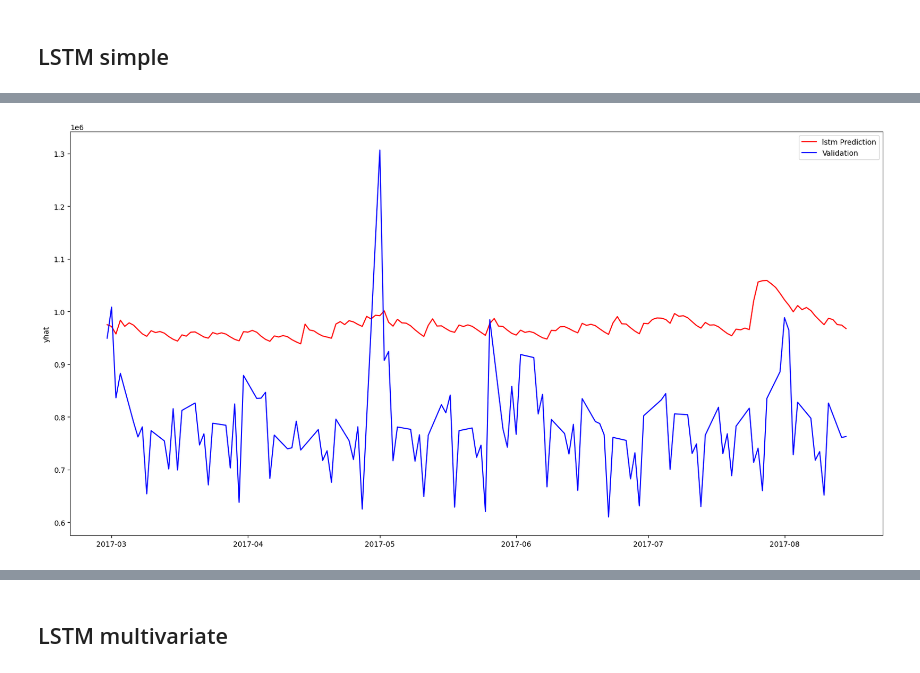
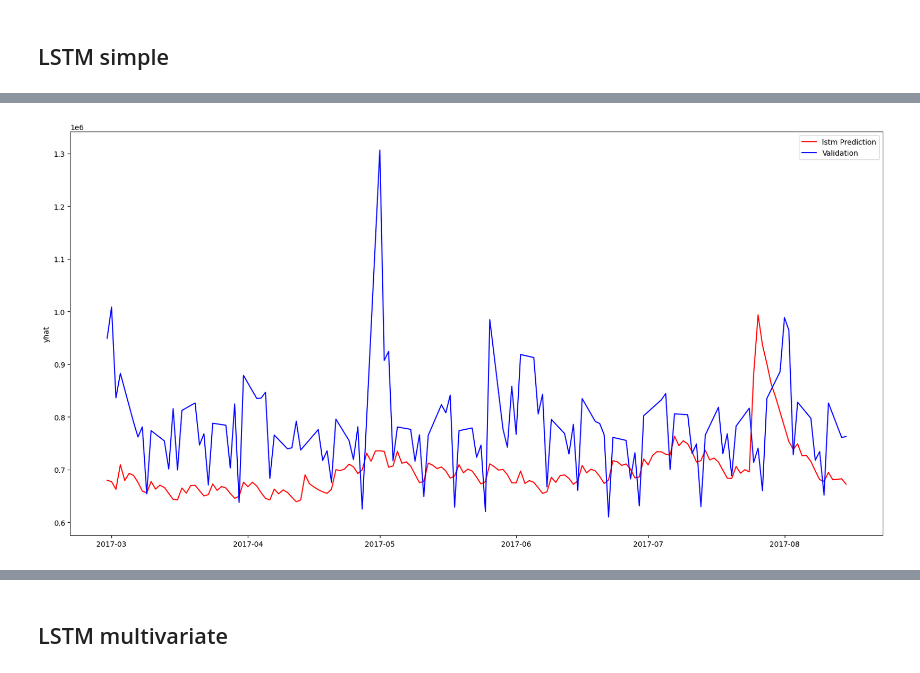
Before and after one commit to Capton1/stores-sales-forecasting-poc, a Jupyter notebook: notebooks/Model results 2 - viz.ipynb, the cells around one changed output, grey strips where cells are left out. Cells and saved outputs as stored; diff of their text form; code cells hidden in the pictures.

```diff
--- a/notebooks/Model results 2 - viz.ipynb
+++ b/notebooks/Model results 2 - viz.ipynb
@@ -34,6 +34,8 @@ To enable the following instructions: AVX2 FMA, in other operations, rebuild Ten
 # %%
 # fix paths
 for k, v in data_config["paths"].items():
+    if k == "scaler":
+        continue
     for k2, v2 in v.items():
         data_config["paths"][k][k2] = "../" + v2
 # %%
@@ -206,5 +229,5 @@ Predicted 169 days
 RMSE: 8946295989.099611
 [figure]
 # %%
-predict_and_plot("lstm default_simple_scaled - 2024-01-31 12:14")
+predict_and_plot("lstm default_simple_scaled - 2024-02-01 09:15")
 # %% [output]
@@ -228 +253 @@ RMSE: 41179578473.75842
-[figure, old version]
+[figure, new version]
```
Also changed, not shown: parts of 13 cells of this notebook, 9 other files.
